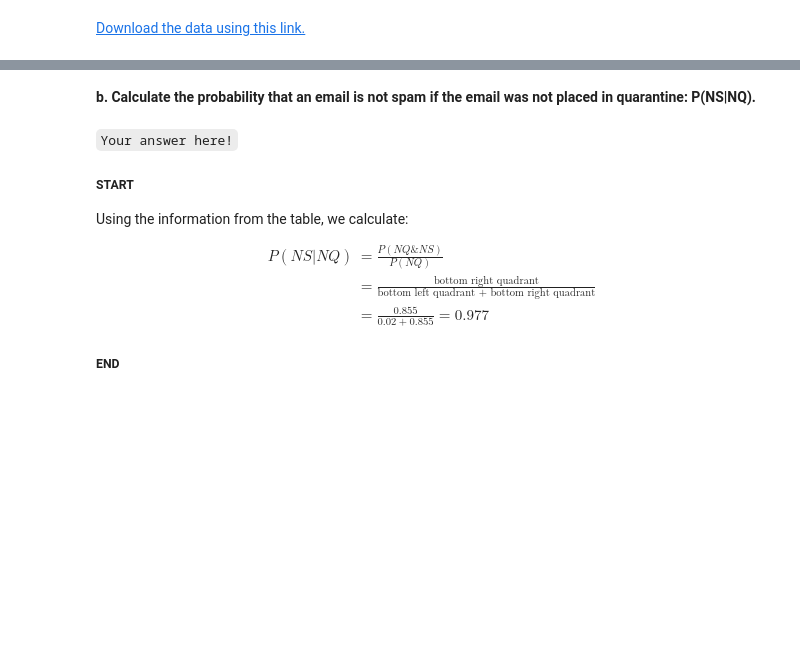
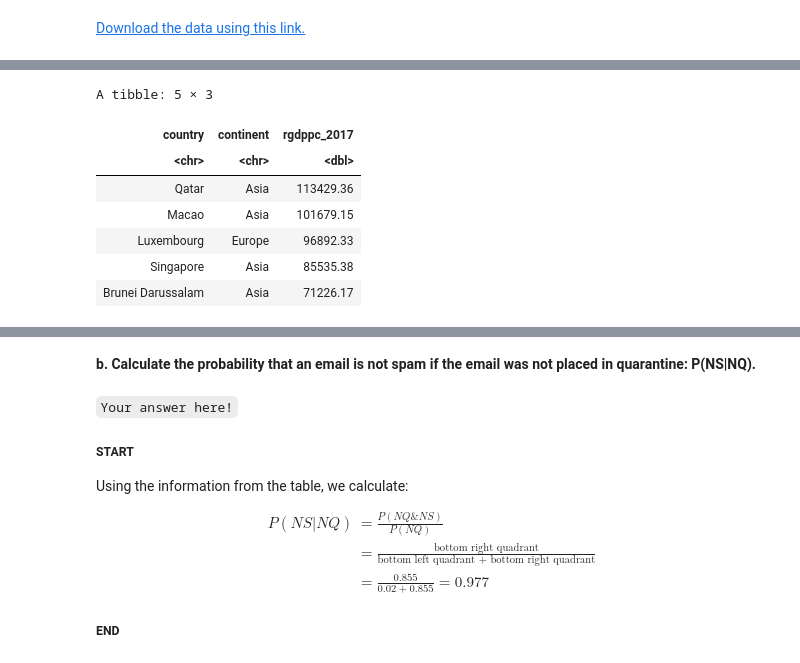
Before and after one commit to 5harad/API201-2022, a Jupyter notebook: review_sessions/review_9/review_9_answers.ipynb, the cells around one changed output, grey strips where cells are left out. Cells and saved outputs as stored; diff of their text form; code cells hidden in the pictures; blank space fills up the shorter version.

```diff
--- a/review_sessions/review_9/review_9_answers.ipynb
+++ b/review_sessions/review_9/review_9_answers.ipynb
@@ -245,0 +246,22 @@ XX
+# %%
+# Your answer here!
+
+# START
+
+weo_data %>%
+    mutate(rgdppc_2017=rgdp_2017/pop_2017) %>%
+    arrange(desc(rgdppc_2017)) %>%
+    select(country,continent,rgdppc_2017) %>%
+    head(5)
+# Option b is correct.
+
+# END
+# %% [output]
+A tibble: 5 × 3
+| country | continent | rgdppc_2017 |
+| <chr> | <chr> | <dbl> |
+| Qatar | Asia | 113429.36 |
+| Macao | Asia | 101679.15 |
+| Luxembourg | Europe | 96892.33 |
+| Singapore | Asia | 85535.38 |
+| Brunei Darussalam | Asia | 71226.17 |
```
Also changed, not shown: parts of 19 cells of this notebook.
